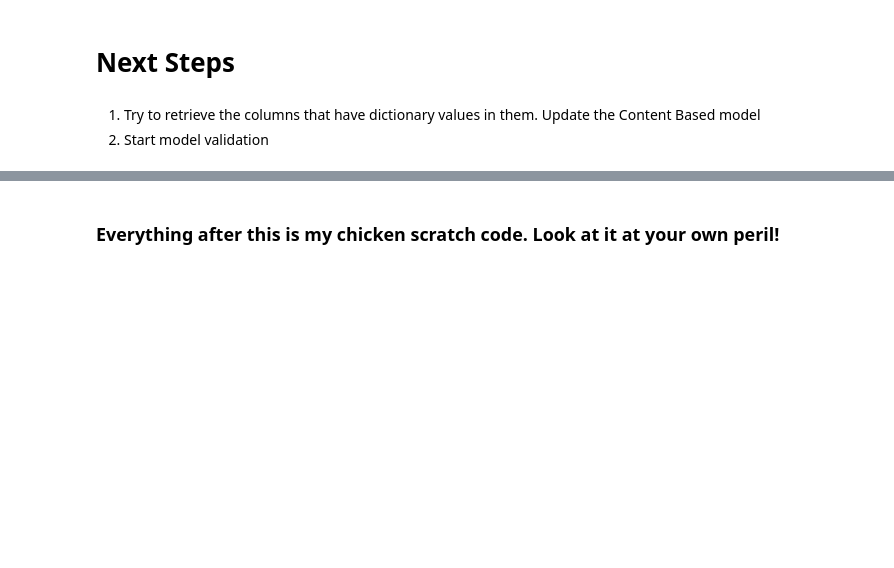
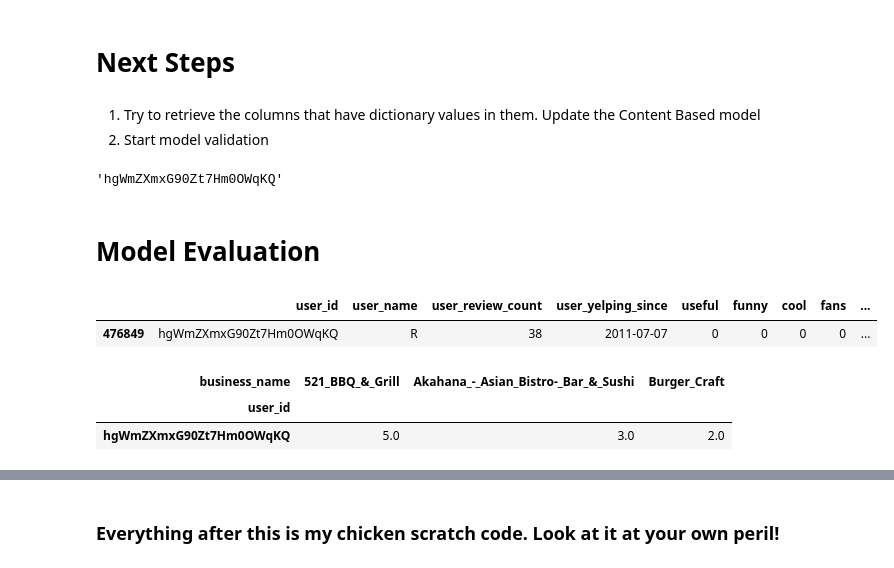
Before and after one commit to Ajinth/Recommender-System, a Jupyter notebook: Code/Yelp_Recommender_System.ipynb, the cells around one changed output, grey strips where cells are left out. Drawn from its saved outputs; the diff is of its cells as text; code cells hidden in the pictures; blank space fills up the shorter version.

Commit message:
Added Evaluator for Item-Item filtering model

```diff
--- a/Code/Yelp_Recommender_System.ipynb
+++ b/Code/Yelp_Recommender_System.ipynb
@@ -1274,3 +1378,21 @@ recommendation
 # %% [markdown]
 1. Try to retrieve the columns that have dictionary values in them. Update the Content Based model
 2. Start model validation
+# %%
+user
+# %% [output]
+'hgWmZXmxG90Zt7Hm0OWqKQ'
+# %% [markdown]
+# Model Evaluation
+# %%
+user_df.loc[user_df['user_id'] == 'hgWmZXmxG90Zt7Hm0OWqKQ',:]
+# %% [output]
+|  | user_id | user_name | user_review_count | user_yelping_since | useful | funny | cool | fans | ... |
+| 476849 | hgWmZXmxG90Zt7Hm0OWqKQ | R | 38 | 2011-07-07 | 0 | 0 | 0 | 0 | ... |
+# %%
+restaurants_df.loc[restaurants_df.index == 'hgWmZXmxG90Zt7Hm0OWqKQ',:][user_rated_list(user)]
+# restaurants_df.head()
+# %% [output]
+| business_name | 521_BBQ_&_Grill | Akahana_-_Asian_Bistro-_Bar_&_Sushi | Burger_Craft |
+| user_id |  |  |  |
+| hgWmZXmxG90Zt7Hm0OWqKQ | 5.0 | 3.0 | 2.0 |
```
Also changed, not shown: parts of 21 cells of this notebook.
